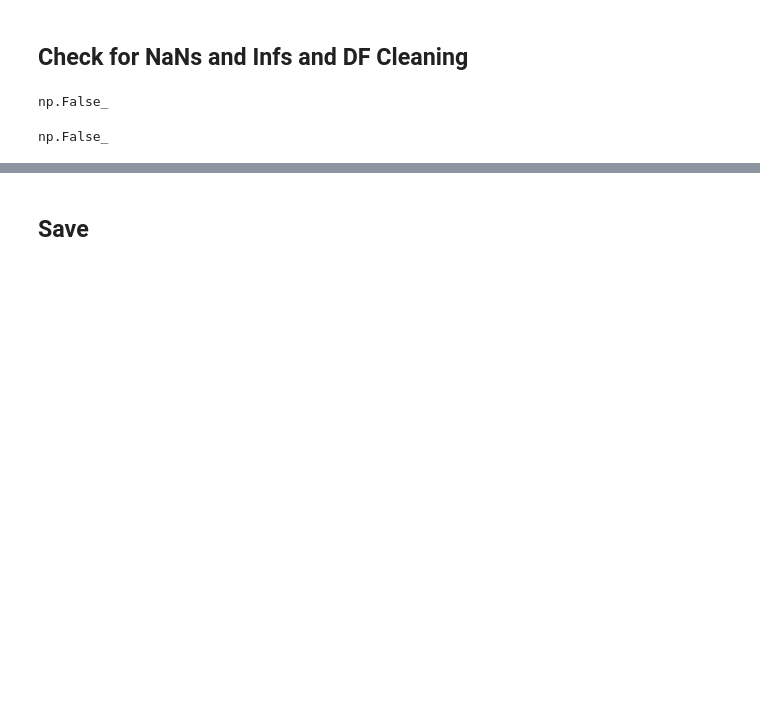
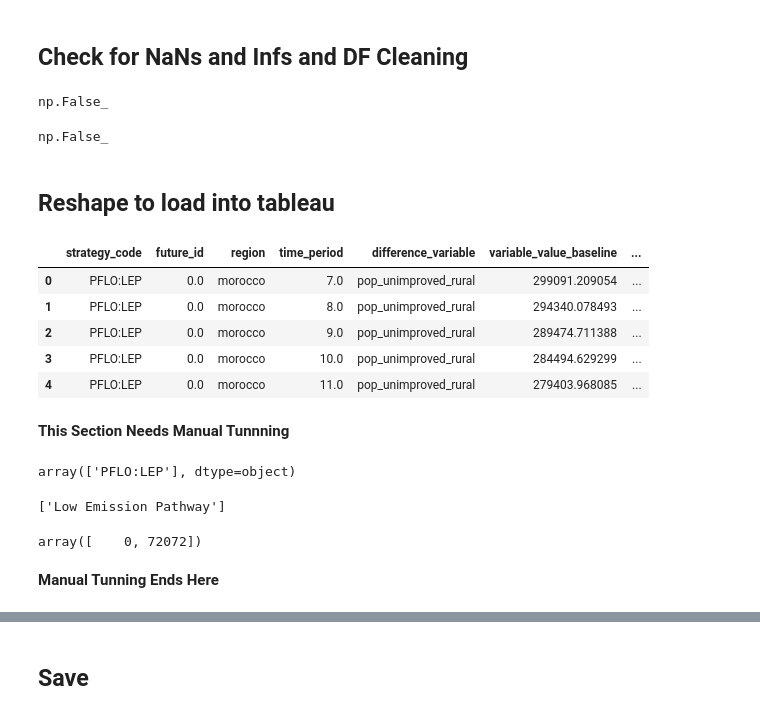
Before and after one commit to sisepuede-framework/ssp_morocco, a Jupyter notebook: ssp_modeling/cost-benefits/cb.ipynb, the cells around one changed output, grey strips where cells are left out. Cells and saved outputs as stored; diff of their text form; code cells hidden in the pictures; blank space fills up the shorter version.

```diff
--- a/ssp_modeling/cost-benefits/cb.ipynb
+++ b/ssp_modeling/cost-benefits/cb.ipynb
@@ -193,3 +197,24 @@ np.False_
 results_all_pp_shifted.value.isin([float('inf'), float('-inf')]).any()
 # %% [output]
 np.False_
+# %% [markdown]
+## Reshape to load into tableau
+# %%
+# --- Read cost-benefit data ---
+cb_data = results_all_pp_shifted.copy()
+
+# Split 'variable' into components: name, sector, cb_type, item_1, item_2
+# (Assumes exactly 5 colon-separated parts; if there are more colons inside the last field,
+# they will be kept in item_2 thanks to n=4)
+cb_chars = cb_data["variable"].astype(str).str.split(":", n=4, expand=True)
+cb_chars.columns = ["name", "sector", "cb_type", "item_1", "item_2"]
+cb_data = pd.concat([cb_data, cb_chars], axis=1)
+# %%
+cb_data.head()
+# %% [output]
+|  | strategy_code | future_id | region | time_period | difference_variable | variable_value_baseline | ... |
+| 0 | PFLO:LEP | 0.0 | morocco | 7.0 | pop_unimproved_rural | 299091.209054 | ... |
+| 1 | PFLO:LEP | 0.0 | morocco | 8.0 | pop_unimproved_rural | 294340.078493 | ... |
+| 2 | PFLO:LEP | 0.0 | morocco | 9.0 | pop_unimproved_rural | 289474.711388 | ... |
+| 3 | PFLO:LEP | 0.0 | morocco | 10.0 | pop_unimproved_rural | 284494.629299 | ... |
+| 4 | PFLO:LEP | 0.0 | morocco | 11.0 | pop_unimproved_rural | 279403.968085 | ... |
@@ -195,0 +235,17 @@ np.False_
+# %% [markdown]
+**This Section Needs Manual Tunnning**
+# %%
+cb_data.strategy_code.unique()
+# %% [output]
+array(['PFLO:LEP'], dtype=object)
+# %%
+# --- Strategy name changes ---
+
+cb_data["strategy"] = (
+    cb_data["strategy_code"]
+    .astype(str)
+    .str.replace("PFLO:LEP", "Low Emission Pathway", regex=False)
+)
+print(cb_data["strategy"].unique())
+# %% [output]
+['Low Emission Pathway']
@@ -195,0 +262,4 @@ np.False_
+# %%
+ssp_data.primary_id.unique()
+# %% [output]
+array([    0, 72072])
@@ -195,0 +275,2 @@ np.False_
+# %% [markdown]
+**Manual Tunning Ends Here**
```
Also changed, not shown: parts of 20 cells of this notebook, 3 other files.
